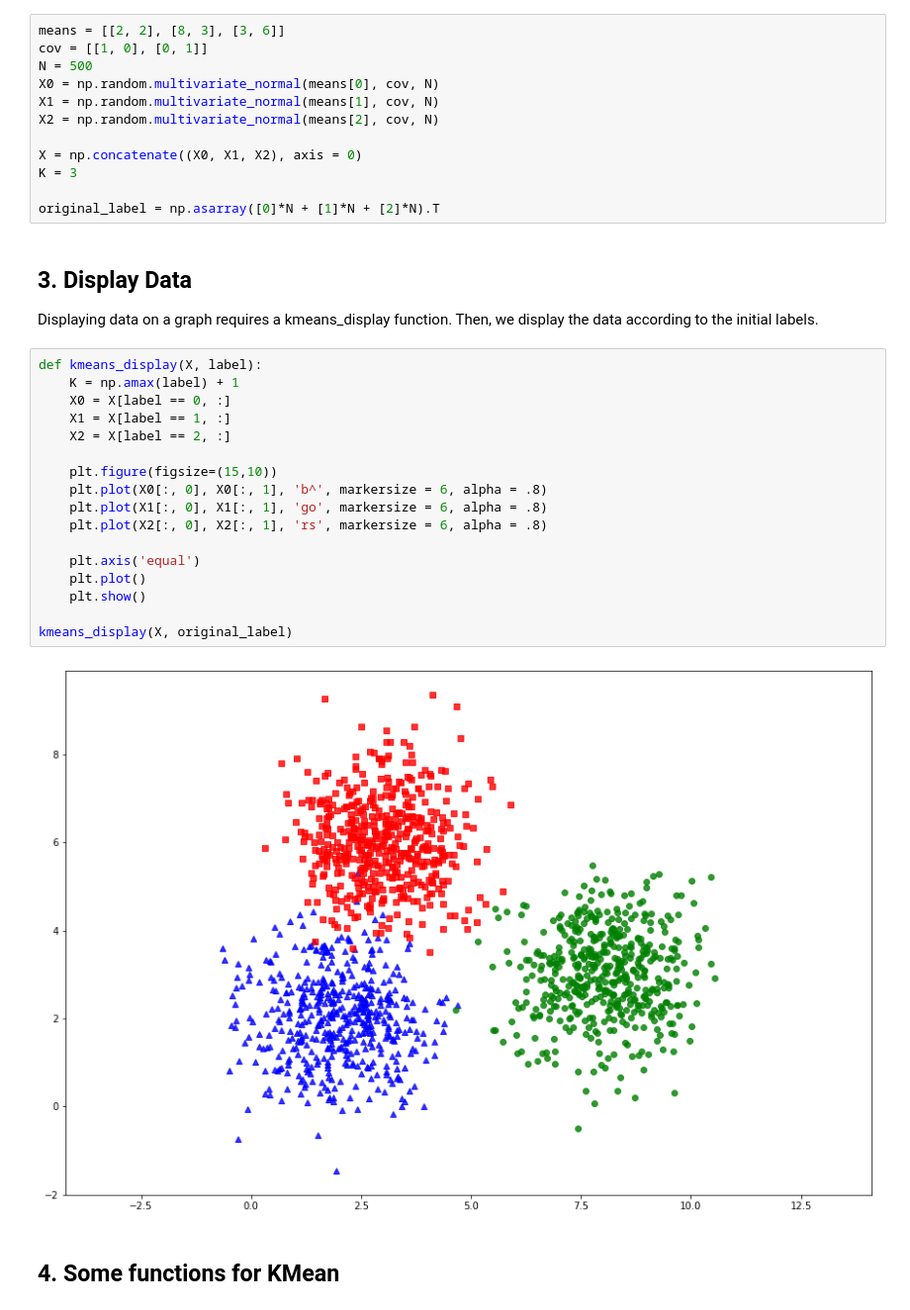
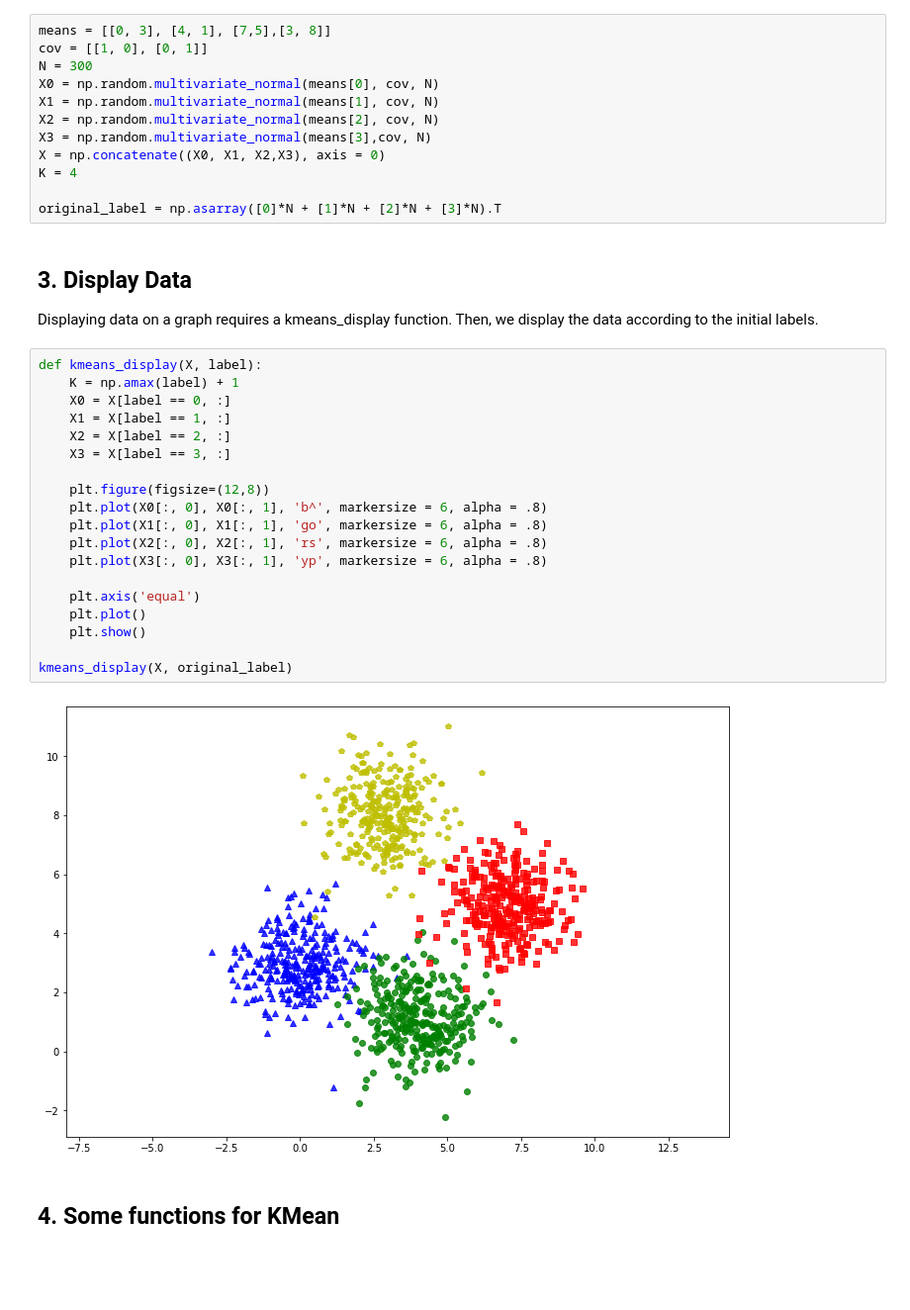
Before and after one commit to khangnl24112002/MachineLearning_Python, a Jupyter notebook: KMeanClustering/KMeanClustering_ToyExample.ipynb, the cells around one changed output. Shown: that part at 99% size. Drawn from its saved outputs; the diff is of its cells as text; blank space fills up the shorter version.

```diff
--- a/KMeanClustering/KMeanClustering_ToyExample.ipynb
+++ b/KMeanClustering/KMeanClustering_ToyExample.ipynb
@@ -10,39 +10,41 @@ from scipy.spatial.distance import cdist
 ## 2. Create Data
 Next, we create data by taking points from normal distributions with means at points (2, 2), (8, 3), and (3, 6), with the same covariance matrix which is the identity matrix. Each cluster has 500 points. (Note that each data point is a row in the data matrix.)
 # %%
-means = [[2, 2], [8, 3], [3, 6]]
+means = [[0, 3], [4, 1], [7,5],[3, 8]]
 cov = [[1, 0], [0, 1]]
-N = 500
+N = 300
 X0 = np.random.multivariate_normal(means[0], cov, N)
 X1 = np.random.multivariate_normal(means[1], cov, N)
 X2 = np.random.multivariate_normal(means[2], cov, N)
+X3 = np.random.multivariate_normal(means[3],cov, N)
+X = np.concatenate((X0, X1, X2,X3), axis = 0)
+K = 4
 
-X = np.concatenate((X0, X1, X2), axis = 0)
-K = 3
-
-original_label = np.asarray([0]*N + [1]*N + [2]*N).T
+original_label = np.asarray([0]*N + [1]*N + [2]*N + [3]*N).T
 # %% [markdown]
 ## 3. Display Data
 Displaying data on a graph requires a kmeans_display function. Then, we display the data according to the initial labels.
 # %%
 def kmeans_display(X, label):
     K = np.amax(label) + 1
     X0 = X[label == 0, :]
     X1 = X[label == 1, :]
     X2 = X[label == 2, :]
+    X3 = X[label == 3, :]
 
-    plt.figure(figsize=(15,10))
+    plt.figure(figsize=(12,8))
     plt.plot(X0[:, 0], X0[:, 1], 'b^', markersize = 6, alpha = .8)
     plt.plot(X1[:, 0], X1[:, 1], 'go', markersize = 6, alpha = .8)
     plt.plot(X2[:, 0], X2[:, 1], 'rs', markersize = 6, alpha = .8)
+    plt.plot(X3[:, 0], X3[:, 1], 'yp', markersize = 6, alpha = .8)
 
     plt.axis('equal')
     plt.plot()
     plt.show()
 
 kmeans_display(X, original_label)
 # %% [output]
-[figure, old version]
+[figure, new version]
 # %% [markdown]
 ## 4. Some functions for KMean
 # %%
```
Also changed, not shown: parts of 2 cells of this notebook.
